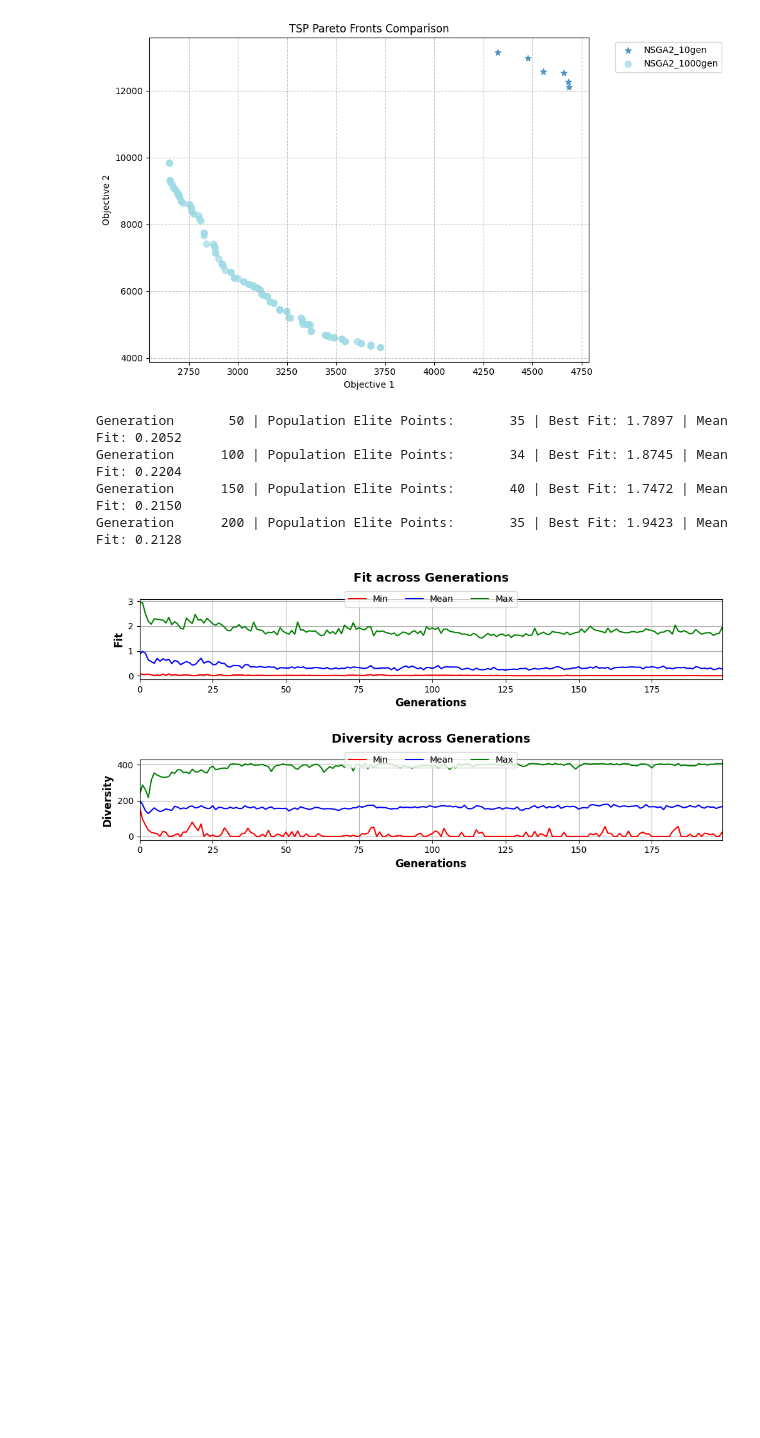
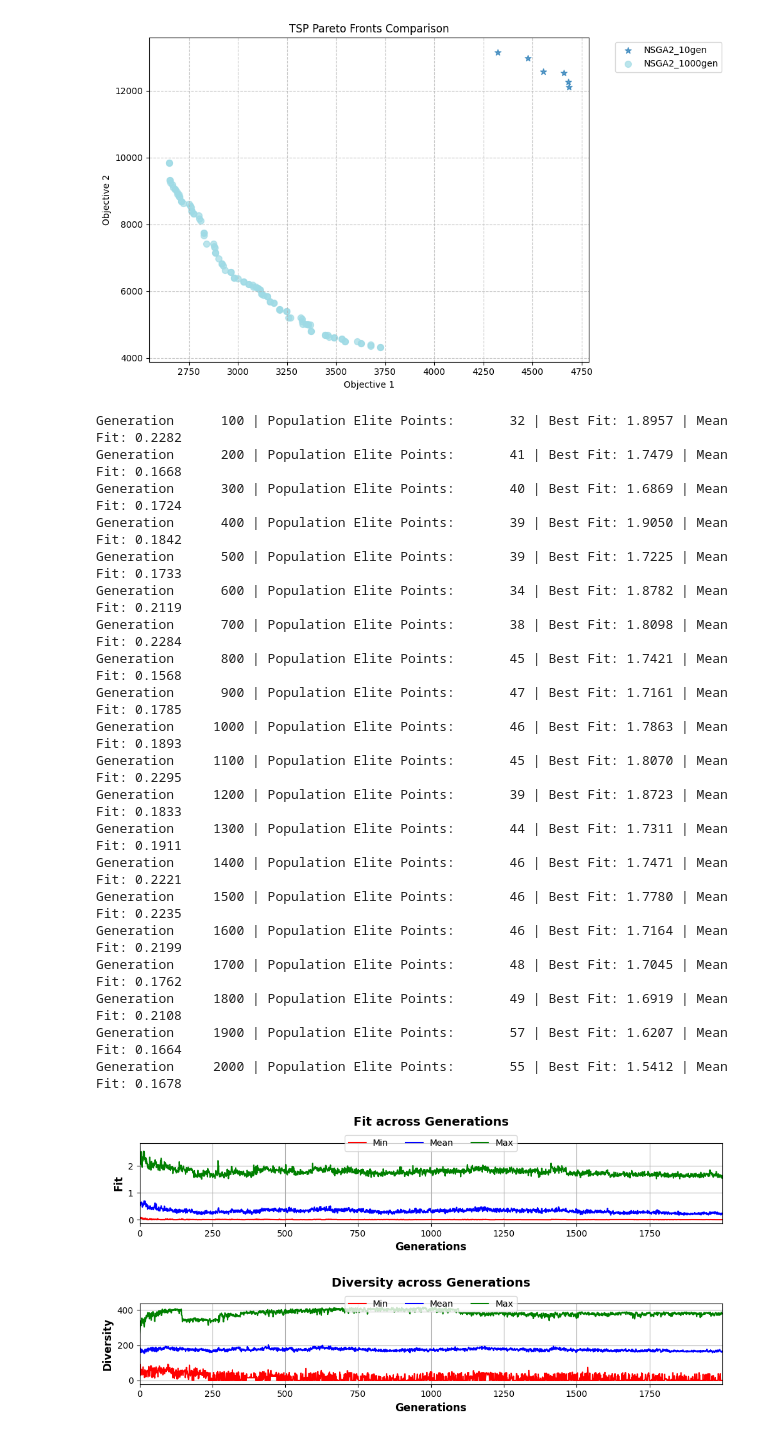
Before and after one commit to pedro-com/bioinspired-evo, a Jupyter notebook: hito2 alejandro.ipynb, the cells around one changed output. Drawn from its saved outputs; the diff is of its cells as text; code cells hidden in the pictures; blank space fills up the shorter version.

```diff
--- a/hito2 alejandro.ipynb
+++ b/hito2 alejandro.ipynb
@@ -373,33 +380,49 @@ plot_multiple_pareto_fronts(results, title="TSP Pareto Fronts Comparison", cmap=
 # %%
 from src.multi_evolutive import PermutationMultiEvolutive
 import matplotlib.pyplot as plt
 
 evolutive = PermutationMultiEvolutive(
     alphabet=range(100),
     n_individuals=50,
     cromolength=100,
     mutation=["to-opt", "insert-gene", "swap-gene"],
     crossover= ["uniform", "split-merge"],
     front='front',
     penalization='crowding_norm',
     selection_pool=['best', 'section'],
 	T_selection=20,
 	p_crossover=0.7,
 	average_mutation_rate=1.25,
     maximize=[False, False],
     selection_pool_size=1.5,
 	elitism=True
 )
 
-results = evolutive.evolve(fit=problem_tsp.evaluate, n_generations=200, trace=50, obtain_metrics=True)
+results = evolutive.evolve(fit=problem_tsp.evaluate, n_generations=2000, trace=100, obtain_metrics=True)
 evolutive.plot_evolution_metrics(results["evolution_metrics"])
 plt.show()
 # %% [output]
-Generation       50 | Population Elite Points:       35 | Best Fit: 1.7897 | Mean Fit: 0.2052
-Generation      100 | Population Elite Points:       34 | Best Fit: 1.8745 | Mean Fit: 0.2204
-Generation      150 | Population Elite Points:       40 | Best Fit: 1.7472 | Mean Fit: 0.2150
-Generation      200 | Population Elite Points:       35 | Best Fit: 1.9423 | Mean Fit: 0.2128
+Generation      100 | Population Elite Points:       32 | Best Fit: 1.8957 | Mean Fit: 0.2282
+Generation      200 | Population Elite Points:       41 | Best Fit: 1.7479 | Mean Fit: 0.1668
+Generation      300 | Population Elite Points:       40 | Best Fit: 1.6869 | Mean Fit: 0.1724
+Generation      400 | Population Elite Points:       39 | Best Fit: 1.9050 | Mean Fit: 0.1842
+Generation      500 | Population Elite Points:       39 | Best Fit: 1.7225 | Mean Fit: 0.1733
+Generation      600 | Population Elite Points:       34 | Best Fit: 1.8782 | Mean Fit: 0.2119
+Generation      700 | Population Elite Points:       38 | Best Fit: 1.8098 | Mean Fit: 0.2284
+Generation      800 | Population Elite Points:       45 | Best Fit: 1.7421 | Mean Fit: 0.1568
+Generation      900 | Population Elite Points:       47 | Best Fit: 1.7161 | Mean Fit: 0.1785
+Generation     1000 | Population Elite Points:       46 | Best Fit: 1.7863 | Mean Fit: 0.1893
+Generation     1100 | Population Elite Points:       45 | Best Fit: 1.8070 | Mean Fit: 0.2295
+Generation     1200 | Population Elite Points:       39 | Best Fit: 1.8723 | Mean Fit: 0.1833
+Generation     1300 | Population Elite Points:       44 | Best Fit: 1.7311 | Mean Fit: 0.1911
+Generation     1400 | Population Elite Points:       46 | Best Fit: 1.7471 | Mean Fit: 0.2221
+Generation     1500 | Population Elite Points:       46 | Best Fit: 1.7780 | Mean Fit: 0.2235
+Generation     1600 | Population Elite Points:       46 | Best Fit: 1.7164 | Mean Fit: 0.2199
+Generation     1700 | Population Elite Points:       48 | Best Fit: 1.7045 | Mean Fit: 0.1762
+Generation     1800 | Population Elite Points:       49 | Best Fit: 1.6919 | Mean Fit: 0.2108
+Generation     1900 | Population Elite Points:       57 | Best Fit: 1.6207 | Mean Fit: 0.1664
+Generation     2000 | Population Elite Points:       55 | Best Fit: 1.5412 | Mean Fit: 0.1678
-[figure, old version]
+[figure, new version]
 # %%
 evolutive = RealMultiEvolutive(
     n_individuals=50,
```
Also changed, not shown: parts of 8 cells of this notebook.
